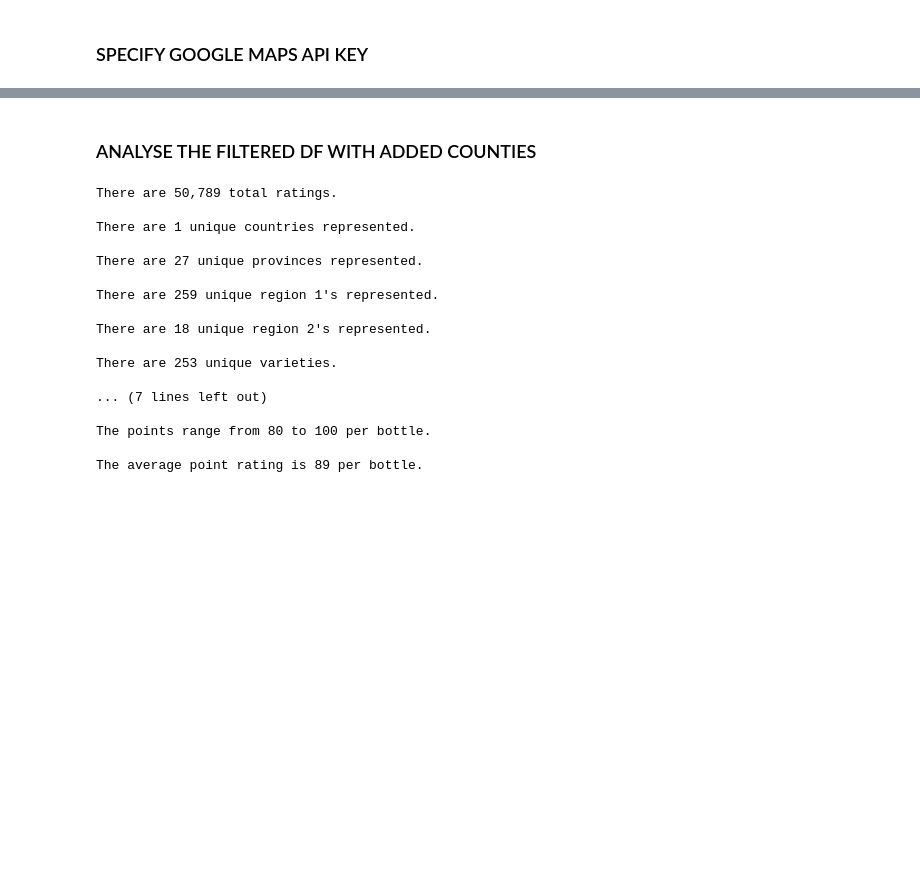
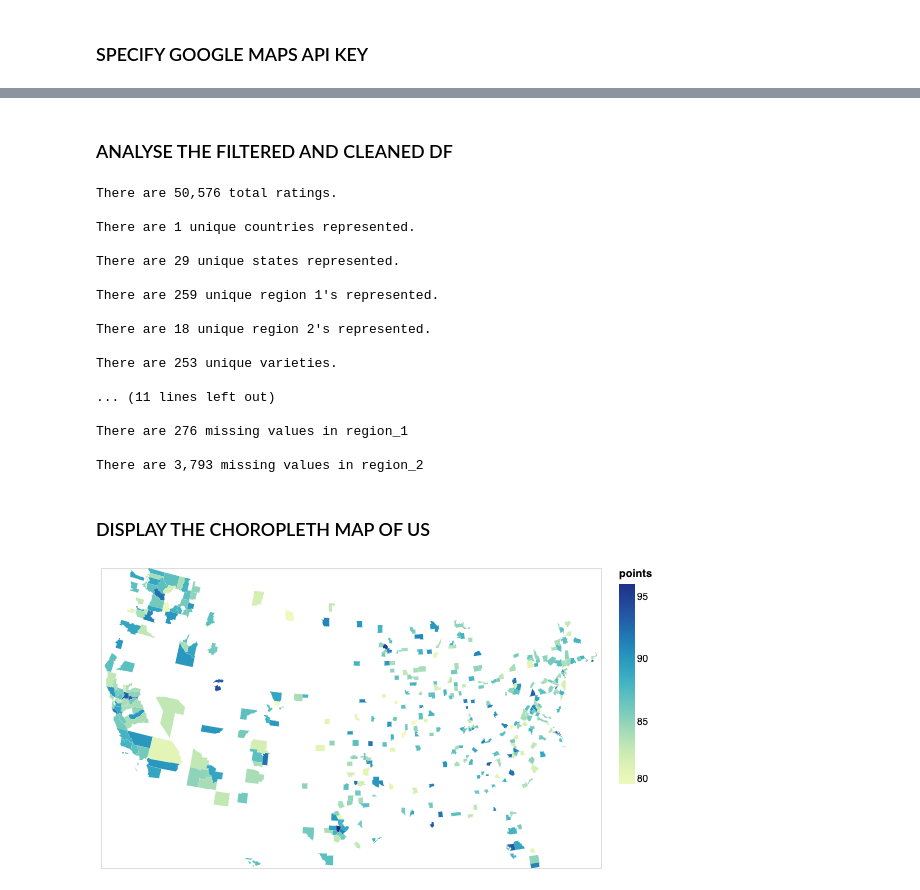
Before and after one commit to UBC-MDS/DSCI532_Group204_Vino, a Jupyter notebook: eda.ipynb, the cells around one changed output, grey strips where cells are left out. Drawn from its saved outputs; the diff is of its cells as text; code cells hidden in the pictures; blank space fills up the shorter version.

```diff
--- a/eda.ipynb
+++ b/eda.ipynb
@@ -127,2 +103,2 @@ merged_df = df.merge(wineries_df, on='winery')
 # %%
-merged_df.to_csv('data/us_wineries_with_counties.csv')
+merged_df = pd.read_csv('data/us_wineries_with_counties.csv')
@@ -128,0 +141,10 @@ merged_df.to_csv('data/us_wineries_with_counties.csv')
+# %%
+# Get Counties
+counties_url = 'https://cdn.jsdelivr.net/npm/us-atlas@3/counties-10m.json'
+counties = requests.get(counties_url)
+counties_data = counties.json()
+
+# Get States
+states_url = 'https://cdn.jsdelivr.net/npm/us-atlas@3/states-10m.json'
+states = requests.get(states_url)
+states_data = states.json()
@@ -129,9 +207,11 @@ merged_df.to_csv('data/us_wineries_with_counties.csv')
+# %%
+merged_df = merged_df[pd.notnull(merged_df['county_id'])]
 # %% [markdown]
-### ANALYSE THE FILTERED DF WITH ADDED COUNTIES
+### ANALYSE THE FILTERED AND CLEANED DF
 # %%
 print("There are {:,.0f} total ratings.\n".format(len(merged_df)))
 print(f"There are {len(merged_df.country.unique())} unique countries represented.\n")
-print(f"There are {len(merged_df.province.unique())} unique provinces represented.\n")
+print(f"There are {len(merged_df.state.unique())} unique states represented.\n")
 print(f"There are {len(merged_df.region_1.unique())} unique region 1's represented.\n")
 print(f"There are {len(merged_df.region_2.unique())} unique region 2's represented.\n")
 print(f"There are {len(merged_df.variety.unique())} unique varieties.\n")
@@ -141,12 +221,14 @@ print("The price ranges from ${:,.0f} to ${:,.0f} per bottle.\n".format(merged_d
 print("The average price is ${:,.0f} per bottle.\n".format(merged_df.price.mean()))
 print("The points range from {:,.0f} to {:,.0f} per bottle.\n".format(merged_df.points.min(), merged_df.points.max()))
 print("The average point rating is {:,.0f} per bottle.\n".format(merged_df.points.mean()))
+print(f"There are {merged_df.region_1.isna().sum()} missing values in region_1\n")
+print("There are {:,.0f} missing values in region_2\n".format(merged_df.region_2.isna().sum()))
 # %% [output]
-There are 50,789 total ratings.
+There are 50,576 total ratings.
 
 There are 1 unique countries represented.
 
-There are 27 unique provinces represented.
+There are 29 unique states represented.
 
 There are 259 unique region 1's represented.
 
@@ -154,8 +236,8 @@ There are 18 unique region 2's represented.
 
 There are 253 unique varieties.
 
-... (7 lines left out)
+... (11 lines left out)
 
-The points range from 80 to 100 per bottle.
+There are 276 missing values in region_1
 
-The average point rating is 89 per bottle.
+There are 3,793 missing values in region_2
@@ -169,15 +244,23 @@ with open('sonoma_county.png', 'wb') as f:
+# %% [markdown]
+### DISPLAY THE CHOROPLETH MAP OF US
 # %%
-counties = alt.topo_feature(merged_df, 'county')
-source = data.unemployment.url
+import altair as alt
+from vega_datasets import data
+
+alt.data_transformers.disable_max_rows()
+
+counties = alt.topo_feature(data.us_10m.url, 'counties')
 
 alt.Chart(counties).mark_geoshape().encode(
-    color='rate:Q'
+    color='points:Q'
 ).transform_lookup(
     lookup='id',
-    from_=alt.LookupData(source, 'id', ['rate'])
+    from_=alt.LookupData(merged_df, 'county_id', ['points'])
 ).project(
     type='albersUsa'
 ).properties(
     width=500,
     height=300
 )
+# %% [output]
+[figure, added]
```
Also changed, not shown: parts of 18 cells of this notebook, 3 other files.
